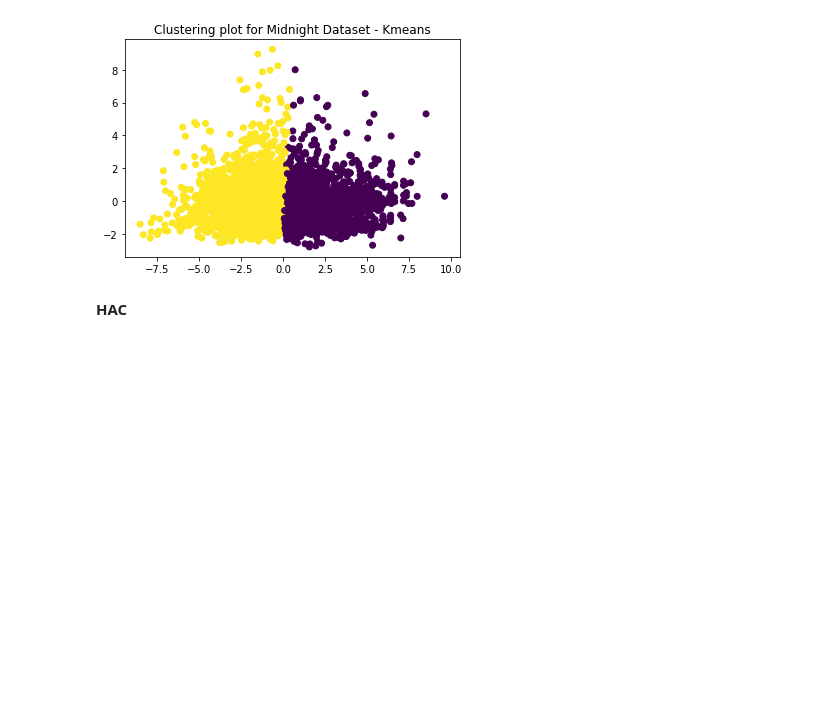
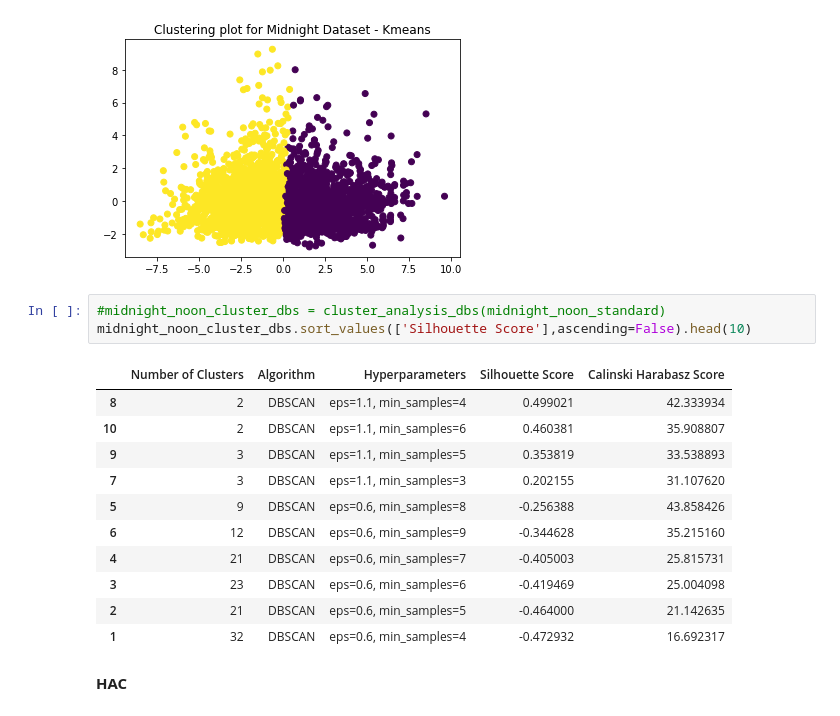
Before and after one commit to ray2g/Data-Mining-Projects, a Jupyter notebook: Homework Assignment 4/PD_TPC4_script.ipynb, the cells around one changed output. Saved outputs shown, nothing was run; the diff lists cells and outputs as text; blank space fills up the shorter version.

```diff
--- a/Homework Assignment 4/PD_TPC4_script.ipynb
+++ b/Homework Assignment 4/PD_TPC4_script.ipynb
@@ -758,6 +785,21 @@ plt.title('Clustering plot for all data Dataset - Kmeans')
 plt.show()
 # %% [output]
 [figure]
+# %%
+#midnight_noon_cluster_dbs = cluster_analysis_dbs(midnight_noon_standard)
+midnight_noon_cluster_dbs.sort_values(['Silhouette Score'],ascending=False).head(10)
+# %% [output]
+|  | Number of Clusters | Algorithm | Hyperparameters | Silhouette Score | Calinski Harabasz Score |
+| 8 | 2 | DBSCAN | eps=1.1, min_samples=4 | 0.499021 | 42.333934 |
+| 10 | 2 | DBSCAN | eps=1.1, min_samples=6 | 0.460381 | 35.908807 |
+| 9 | 3 | DBSCAN | eps=1.1, min_samples=5 | 0.353819 | 33.538893 |
+| 7 | 3 | DBSCAN | eps=1.1, min_samples=3 | 0.202155 | 31.107620 |
+| 5 | 9 | DBSCAN | eps=0.6, min_samples=8 | -0.256388 | 43.858426 |
+| 6 | 12 | DBSCAN | eps=0.6, min_samples=9 | -0.344628 | 35.215160 |
+| 4 | 21 | DBSCAN | eps=0.6, min_samples=7 | -0.405003 | 25.815731 |
+| 3 | 23 | DBSCAN | eps=0.6, min_samples=6 | -0.419469 | 25.004098 |
+| 2 | 21 | DBSCAN | eps=0.6, min_samples=5 | -0.464000 | 21.142635 |
+| 1 | 32 | DBSCAN | eps=0.6, min_samples=4 | -0.472932 | 16.692317 |
 # %% [markdown]
 **HAC**
 # %% [markdown]
```
Also changed, not shown: parts of 13 cells of this notebook.
